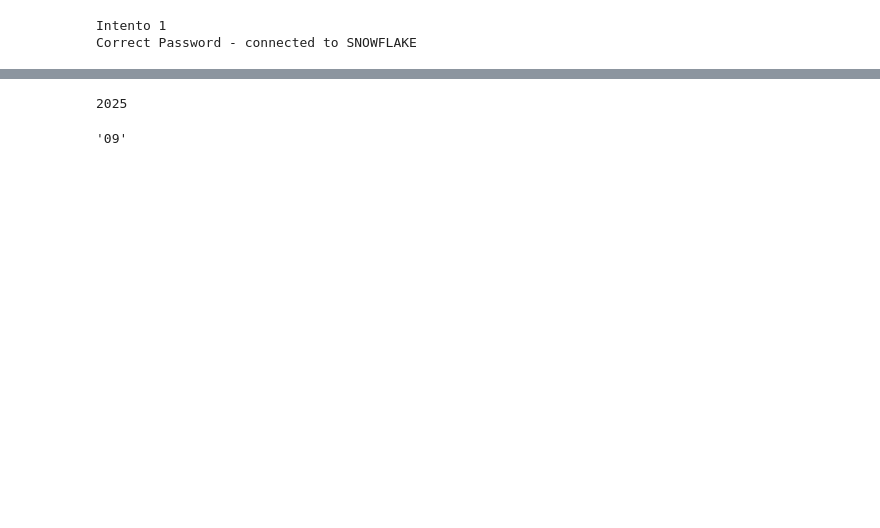
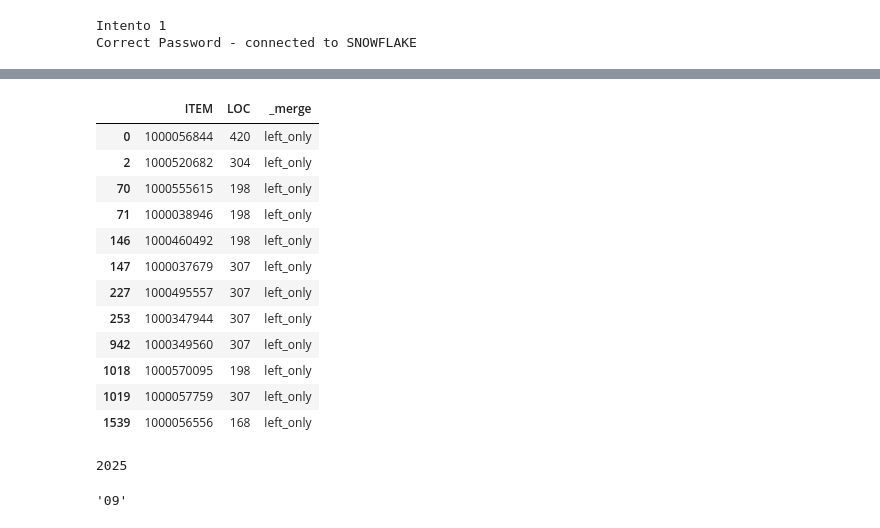
Before and after one commit to dsteam-gdnuy/NUEVAS_ACTIVACIONES, a Jupyter notebook: nuevas_activaciones.ipynb, the cells around one changed output, grey strips where cells are left out. Drawn from its saved outputs; the diff is of its cells as text; code cells hidden in the pictures; blank space fills up the shorter version.

```diff
--- a/nuevas_activaciones.ipynb
+++ b/nuevas_activaciones.ipynb
@@ -343,0 +347,3 @@ df
+# %%
+df_dm = pd.read_excel('Libro1.xlsx').astype('str')
+df_dm
@@ -343,0 +364,4 @@ df
+# %%
+df_c = df[['ORIN', 'CODIGO_TIENDA']].drop_duplicates().astype('str')
+df_c.columns = df_dm.columns
+df_c
@@ -343,0 +382,3 @@ df
+# %%
+prueba = df_dm.merge(df_c, how='left', indicator=True)
+prueba
@@ -344,3 +422,22 @@ df
+# %%
+prueba[(prueba['_merge']!='both') &
+       (prueba['ITEM'].isin(['1000056844', '1000520682', '1000555615', '1000038946', '1000460492',
+                             '1000037679', '1000495557', '1000347944', '1000349560', '1000570095',
+                             '1000057759', '1000056556']))]
+# %% [output]
+|  | ITEM | LOC | _merge |
+| 0 | 1000056844 | 420 | left_only |
+| 2 | 1000520682 | 304 | left_only |
+| 70 | 1000555615 | 198 | left_only |
+| 71 | 1000038946 | 198 | left_only |
+| 146 | 1000460492 | 198 | left_only |
+| 147 | 1000037679 | 307 | left_only |
+| 227 | 1000495557 | 307 | left_only |
+| 253 | 1000347944 | 307 | left_only |
+| 942 | 1000349560 | 307 | left_only |
+| 1018 | 1000570095 | 198 | left_only |
+| 1019 | 1000057759 | 307 | left_only |
+| 1539 | 1000056556 | 168 | left_only |
 # %%
 date.today().year
 # %% [output]
```
Also changed, not shown: parts of 9 cells of this notebook, 1 other file.
